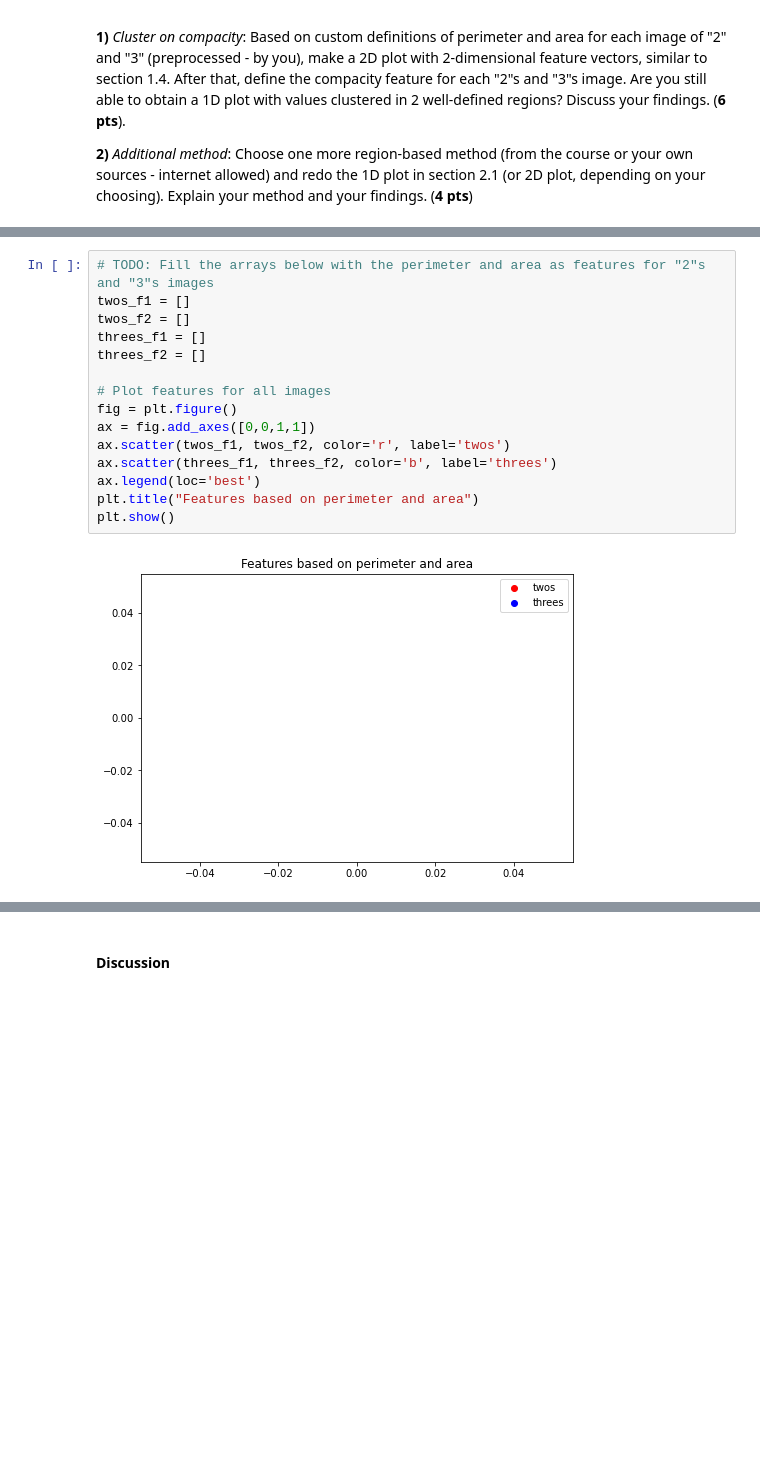
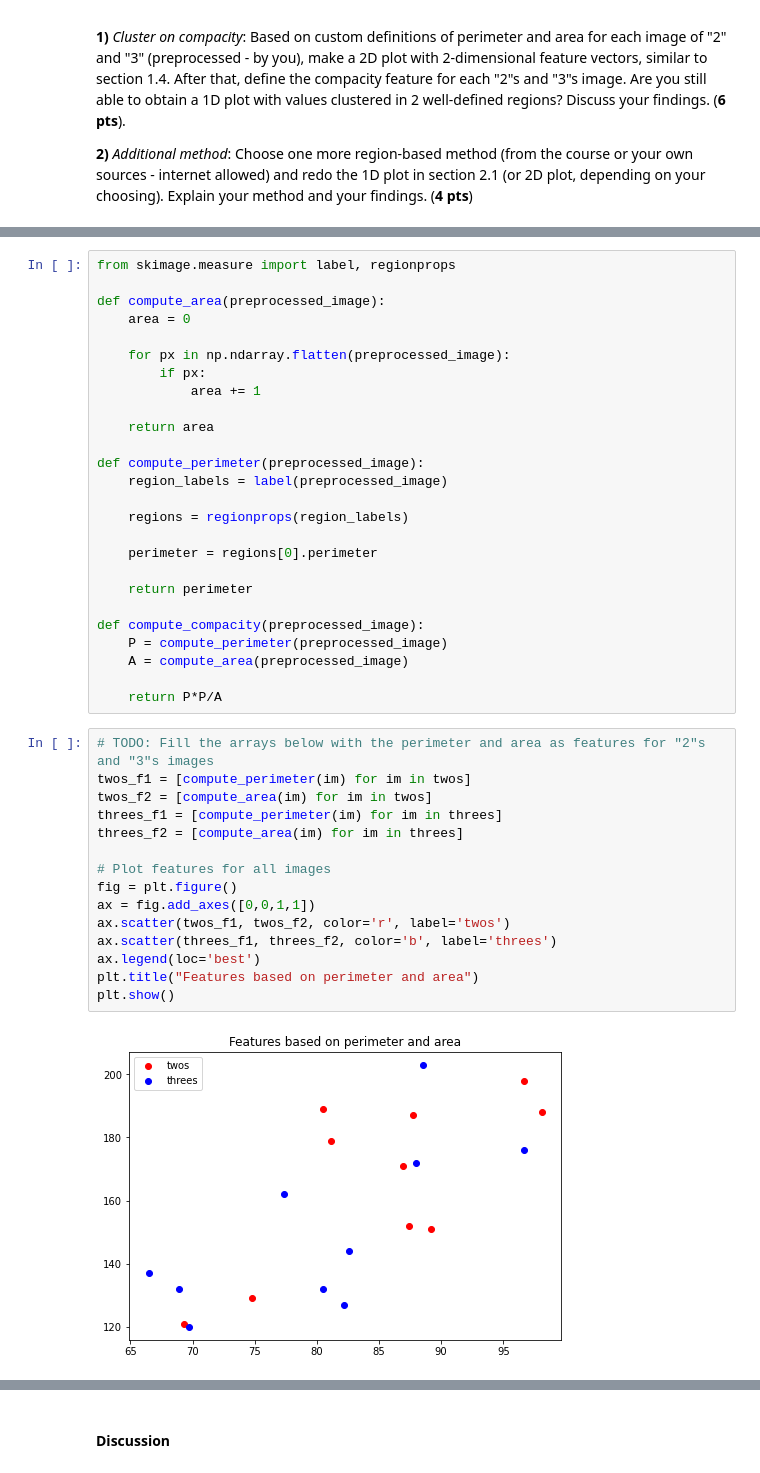
Before and after one commit to tobiasforest/iapr, a Jupyter notebook: labs/lab_02_object_description.ipynb, the cells around one changed output, grey strips where cells are left out. Cells and saved outputs as stored; diff of their text form; blank space fills up the shorter version.

```diff
--- a/labs/lab_02_object_description.ipynb
+++ b/labs/lab_02_object_description.ipynb
@@ -473,17 +490,43 @@ In this part, you will use the "2"s and "3"s images.
+# %%
+from skimage.measure import label, regionprops
+
+def compute_area(preprocessed_image):
+    area = 0
+
+    for px in np.ndarray.flatten(preprocessed_image):
+        if px:
+            area += 1
+
+    return area
+
+def compute_perimeter(preprocessed_image):
+    region_labels = label(preprocessed_image)
+
+    regions = regionprops(region_labels)
+
+    perimeter = regions[0].perimeter
+
+    return perimeter
+
+def compute_compacity(preprocessed_image):
+    P = compute_perimeter(preprocessed_image)
+    A = compute_area(preprocessed_image)
+
+    return P*P/A
 # %%
 # TODO: Fill the arrays below with the perimeter and area as features for "2"s and "3"s images
-twos_f1 = []
-twos_f2 = []
-threes_f1 = []
-threes_f2 = []
+twos_f1 = [compute_perimeter(im) for im in twos]
+twos_f2 = [compute_area(im) for im in twos]
+threes_f1 = [compute_perimeter(im) for im in threes]
+threes_f2 = [compute_area(im) for im in threes]
 
 # Plot features for all images
 fig = plt.figure()
 ax = fig.add_axes([0,0,1,1])
 ax.scatter(twos_f1, twos_f2, color='r', label='twos')
 ax.scatter(threes_f1, threes_f2, color='b', label='threes')
 ax.legend(loc='best')
 plt.title("Features based on perimeter and area")
 plt.show()
 # %% [output]
-[figure, old version]
+[figure, new version]
```
Also changed, not shown: parts of 7 cells of this notebook.
